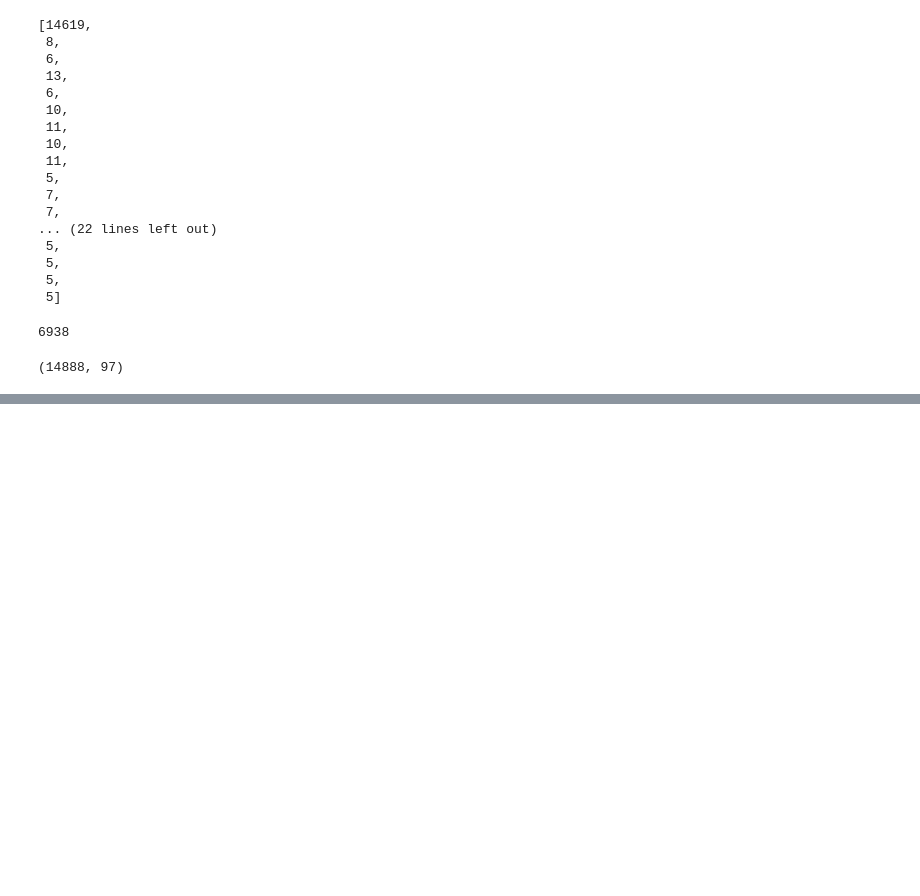
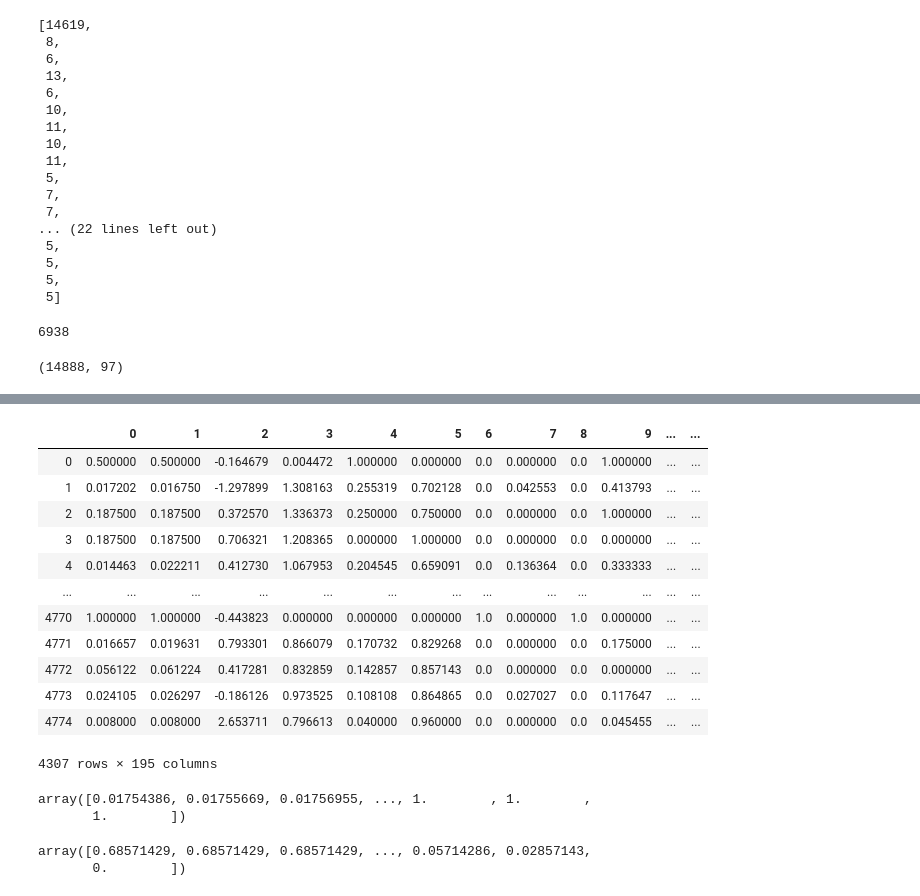
Before and after one commit to valerkabvv/antifraud, a Jupyter notebook: Untitled.ipynb, the cells around one changed output, grey strips where cells are left out. Cells and saved outputs as stored; diff of their text form; code cells hidden in the pictures; blank space fills up the shorter version.

```diff
--- a/Untitled.ipynb
+++ b/Untitled.ipynb
@@ -367,0 +424,4 @@ features.shape
+# %%
+sub_ch_mapper = dict(zip(trr.sub_channel.unique(), range(len(trr.sub_channel.unique()))))
+# %%
+trr.sub_channel = trr.sub_channel.apply(lambda x: sub_ch_mapper[x])
@@ -367,0 +503,26 @@ features.shape
+# %%
+trr
+# %% [output]
+|  | 0 | 1 | 2 | 3 | 4 | 5 | 6 | 7 | 8 | 9 | ... | ... |
+| 0 | 0.500000 | 0.500000 | -0.164679 | 0.004472 | 1.000000 | 0.000000 | 0.0 | 0.000000 | 0.0 | 1.000000 | ... | ... |
+| 1 | 0.017202 | 0.016750 | -1.297899 | 1.308163 | 0.255319 | 0.702128 | 0.0 | 0.042553 | 0.0 | 0.413793 | ... | ... |
+| 2 | 0.187500 | 0.187500 | 0.372570 | 1.336373 | 0.250000 | 0.750000 | 0.0 | 0.000000 | 0.0 | 1.000000 | ... | ... |
+| 3 | 0.187500 | 0.187500 | 0.706321 | 1.208365 | 0.000000 | 1.000000 | 0.0 | 0.000000 | 0.0 | 0.000000 | ... | ... |
+| 4 | 0.014463 | 0.022211 | 0.412730 | 1.067953 | 0.204545 | 0.659091 | 0.0 | 0.136364 | 0.0 | 0.333333 | ... | ... |
+| ... | ... | ... | ... | ... | ... | ... | ... | ... | ... | ... | ... | ... |
+| 4770 | 1.000000 | 1.000000 | -0.443823 | 0.000000 | 0.000000 | 0.000000 | 1.0 | 0.000000 | 1.0 | 0.000000 | ... | ... |
+| 4771 | 0.016657 | 0.019631 | 0.793301 | 0.866079 | 0.170732 | 0.829268 | 0.0 | 0.000000 | 0.0 | 0.175000 | ... | ... |
+| 4772 | 0.056122 | 0.061224 | 0.417281 | 0.832859 | 0.142857 | 0.857143 | 0.0 | 0.000000 | 0.0 | 0.000000 | ... | ... |
+| 4773 | 0.024105 | 0.026297 | -0.186126 | 0.973525 | 0.108108 | 0.864865 | 0.0 | 0.027027 | 0.0 | 0.117647 | ... | ... |
+| 4774 | 0.008000 | 0.008000 | 2.653711 | 0.796613 | 0.040000 | 0.960000 | 0.0 | 0.000000 | 0.0 | 0.045455 | ... | ... |
+4307 rows × 195 columns
+# %%
+x[y<0.72]
+# %% [output]
+array([0.01754386, 0.01755669, 0.01756955, ..., 1.        , 1.        ,
+       1.        ])
+# %%
+y[y<0.72]
+# %% [output]
+array([0.68571429, 0.68571429, 0.68571429, ..., 0.05714286, 0.02857143,
+       0.        ])
```
Also changed, not shown: parts of 23 cells of this notebook.
